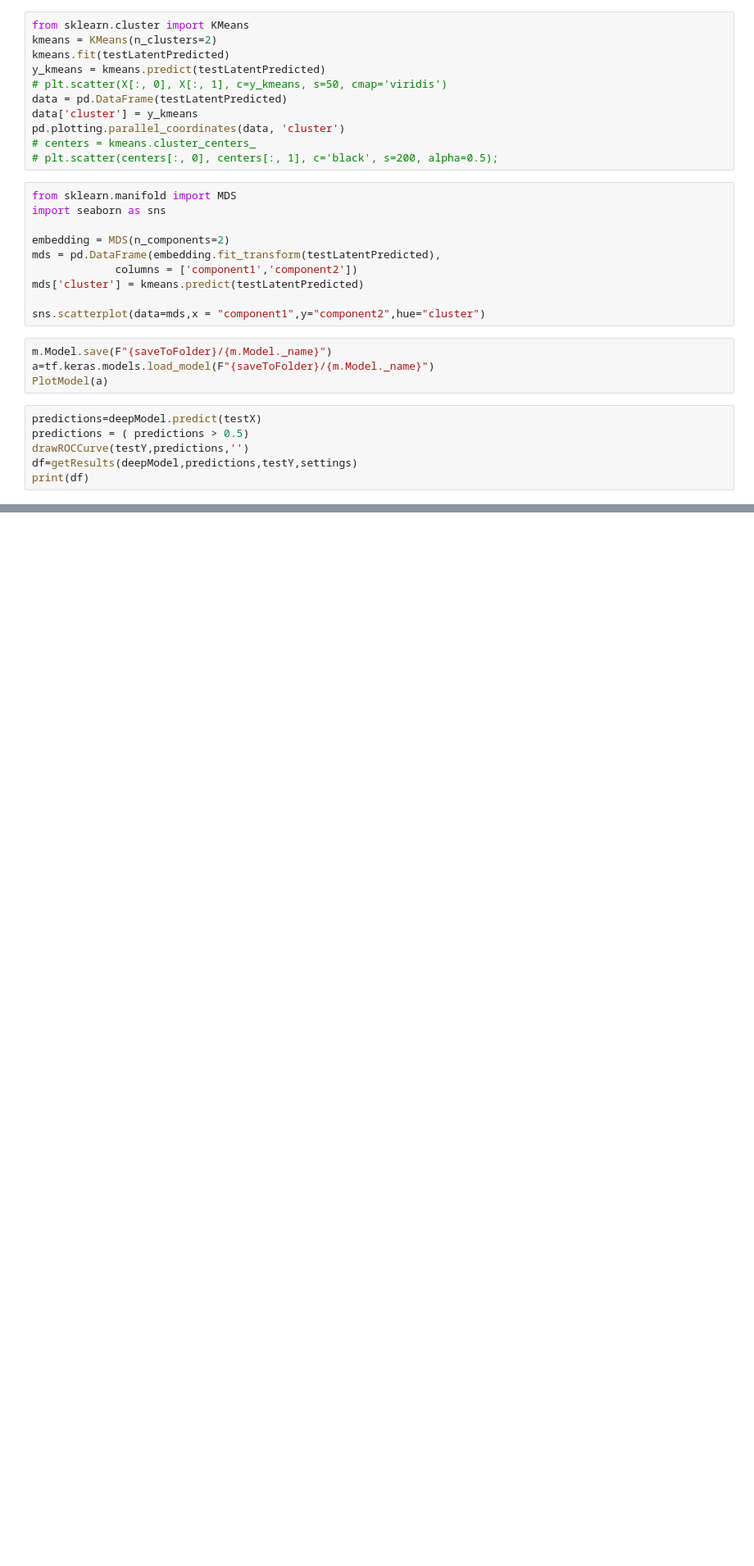
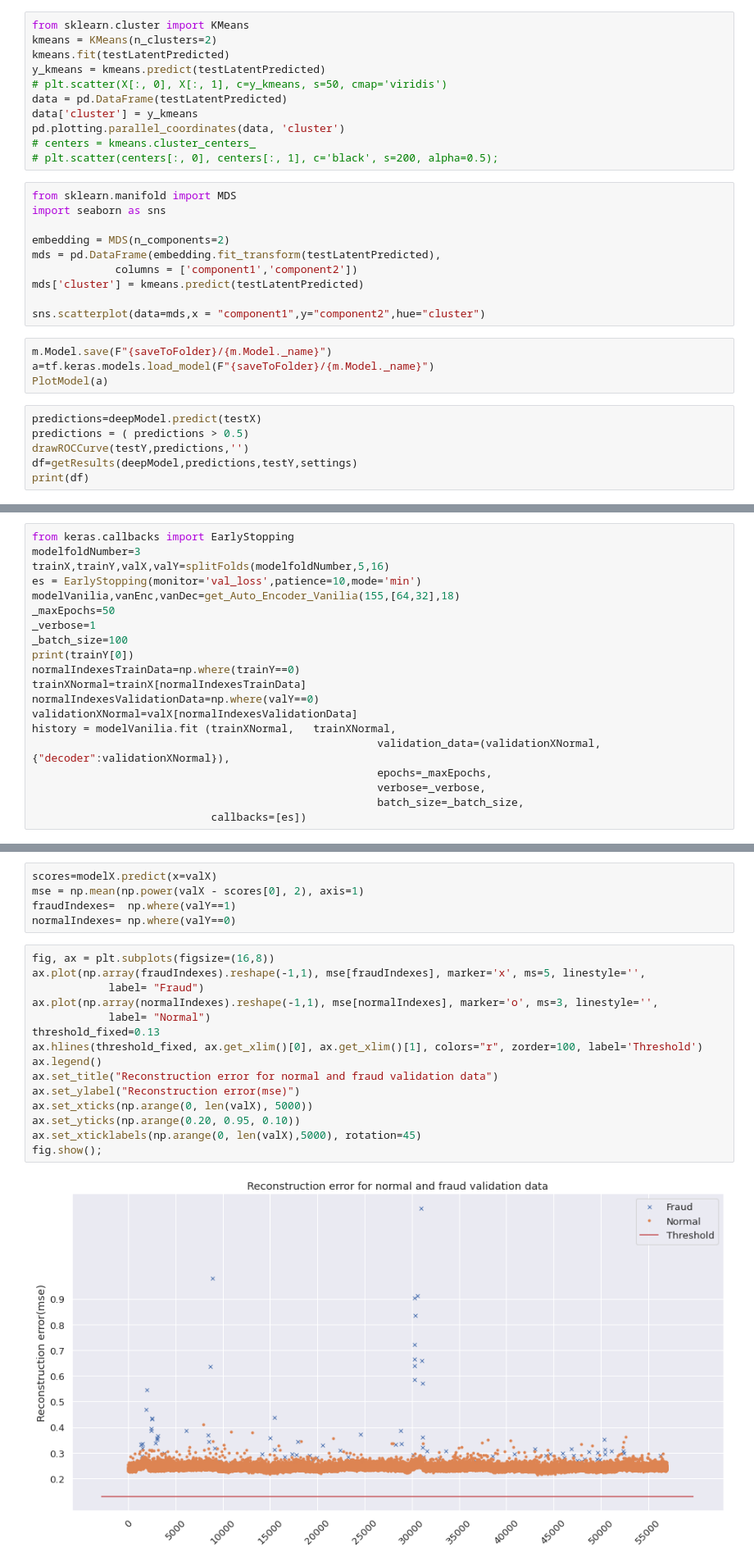
Before and after one commit to faikozcan/MLFraud, a Jupyter notebook: CreditCardFraudDetection_European_cardholders.ipynb, the cells around one changed output, grey strips where cells are left out. Shown at 82% size. Cells and saved outputs as stored; diff of their text form; blank space fills up the shorter version.

```diff
--- a/CreditCardFraudDetection_European_cardholders.ipynb
+++ b/CreditCardFraudDetection_European_cardholders.ipynb
@@ -2827,0 +2974,20 @@ print(valY[:100])
+# %%
+from keras.callbacks import EarlyStopping
+modelfoldNumber=3
+trainX,trainY,valX,valY=splitFolds(modelfoldNumber,5,16)
+es = EarlyStopping(monitor='val_loss',patience=10,mode='min')
+modelVanilia,vanEnc,vanDec=get_Auto_Encoder_Vanilia(155,[64,32],18)
+_maxEpochs=50
+_verbose=1
+_batch_size=100
+print(trainY[0])
+normalIndexesTrainData=np.where(trainY==0)
+trainXNormal=trainX[normalIndexesTrainData]
+normalIndexesValidationData=np.where(valY==0)
+validationXNormal=valX[normalIndexesValidationData]
+history = modelVanilia.fit (trainXNormal,	trainXNormal,
+                                                      validation_data=(validationXNormal,{"decoder":validationXNormal}),
+                                                      epochs=_maxEpochs,
+                                                      verbose=_verbose,
+                                                      batch_size=_batch_size,
+                            callbacks=[es])
@@ -2827,0 +3012,22 @@ print(valY[:100])
+# %%
+scores=modelX.predict(x=valX)
+mse = np.mean(np.power(valX - scores[0], 2), axis=1)
+fraudIndexes=  np.where(valY==1)
+normalIndexes= np.where(valY==0)
+# %%
+fig, ax = plt.subplots(figsize=(16,8))
+ax.plot(np.array(fraudIndexes).reshape(-1,1), mse[fraudIndexes], marker='x', ms=5, linestyle='',
+            label= "Fraud")
+ax.plot(np.array(normalIndexes).reshape(-1,1), mse[normalIndexes], marker='o', ms=3, linestyle='',
+            label= "Normal")
+threshold_fixed=0.13
+ax.hlines(threshold_fixed, ax.get_xlim()[0], ax.get_xlim()[1], colors="r", zorder=100, label='Threshold')
+ax.legend()
+ax.set_title("Reconstruction error for normal and fraud validation data")
+ax.set_ylabel("Reconstruction error(mse)")
+ax.set_xticks(np.arange(0, len(valX), 5000))
+ax.set_yticks(np.arange(0.20, 0.95, 0.10))
+ax.set_xticklabels(np.arange(0, len(valX),5000), rotation=45)
+fig.show();
+# %% [output]
+[figure, added]
```
Also changed, not shown: parts of 17 cells of this notebook.
